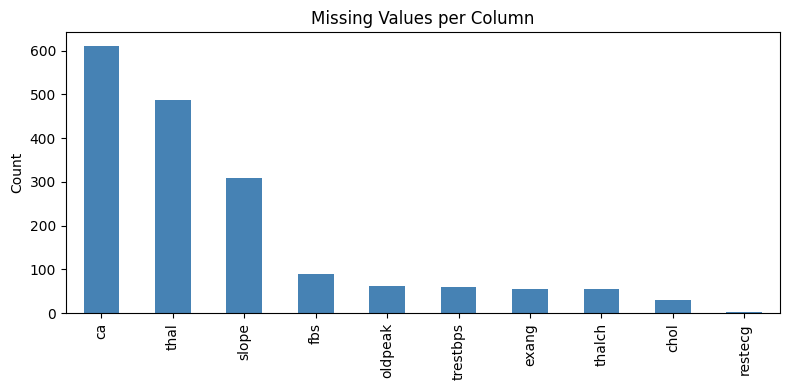
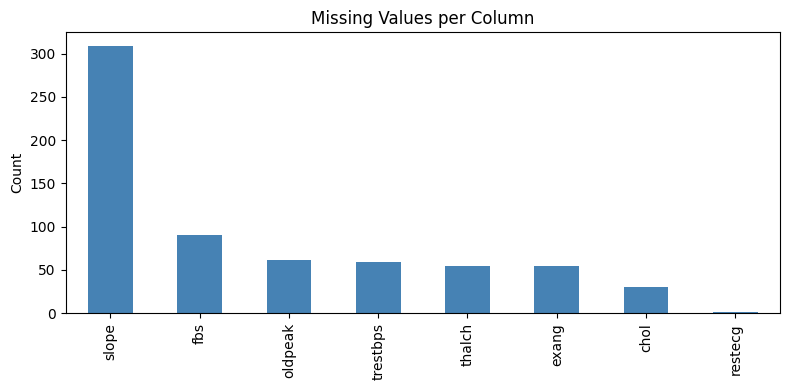
The notebook cell's code change between the first figure and the second:
--- before
+++ after
@@ -9,3 +9,4 @@
 plt.ylabel("Count")
 plt.tight_layout()
+plt.savefig('images/Missing-Values-per-column.png', bbox_inches='tight', dpi=150)
 plt.show()

Commit: added the savefig for all the images